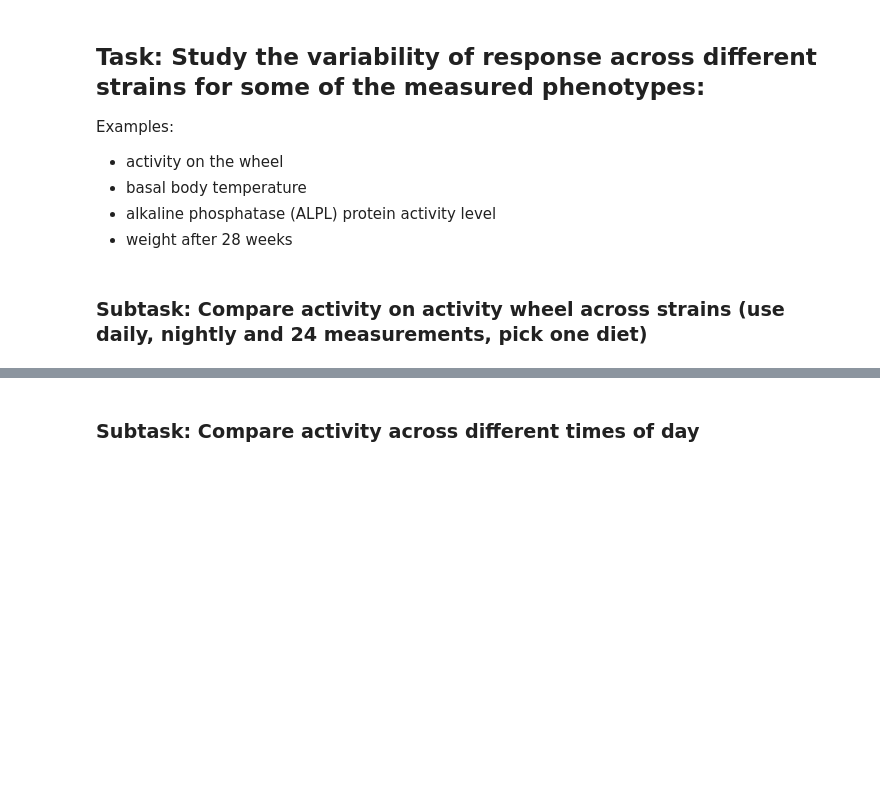
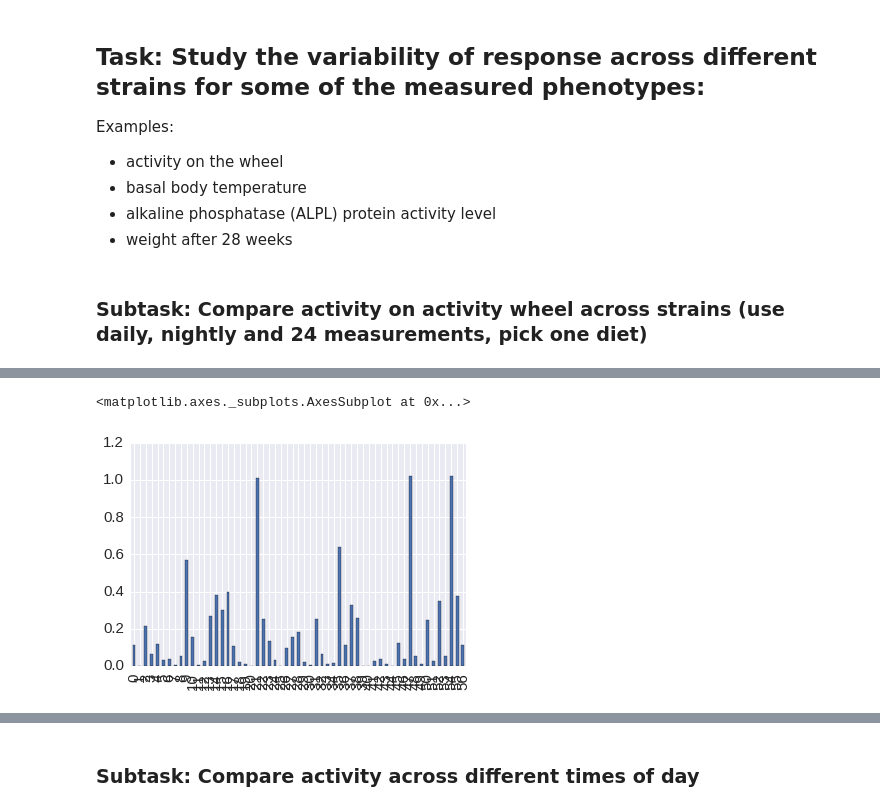
Before and after one commit to lucass122/Integrated_Bioinformatics, a Jupyter notebook: notebooks/Day2_Exploratory_Analysis.ipynb, the cells around one changed output, grey strips where cells are left out. Saved outputs shown, nothing was run; the diff lists cells and outputs as text; code cells hidden in the pictures; blank space fills up the shorter version.

```diff
--- a/notebooks/Day2_Exploratory_Analysis.ipynb
+++ b/notebooks/Day2_Exploratory_Analysis.ipynb
@@ -276,7 +276,7 @@ numofmatpat[0:1]
 The BXD mouse phenotype data has been accumulated over the past 50 years and with various measurements being available for different mice and different tissue types. The data provided by the paper supplement is structured as a multi-sheet EXCEL spreadsheet - you can open it in the corresponding software to get a first impression about the structure of the file.
 ## Task: Load phenotype file into a pandas dataframe using the correct read function (keep all sheets)
 # %%
-phenotype = pd.read_excel('aad0189_DataFileS2_phenotype.xlsx',sheetname=None)
+phenotype = pd.read_excel('aad0189_DataFileS2_phenotype.xlsx',sheetname=None,na_values=['x'])
 # %% [markdown]
 ## Task: List all sheet names
 # %%
@@ -360,0 +370,5 @@ Examples:
+# %%
+phenotype['Activity Wheel']['CD_DayRun_ActivityWheel_[km]'].plot.bar()
+# %% [output]
+<matplotlib.axes._subplots.AxesSubplot at 0x...>
+[figure, added]
```
Also changed, not shown: parts of 18 cells of this notebook.
